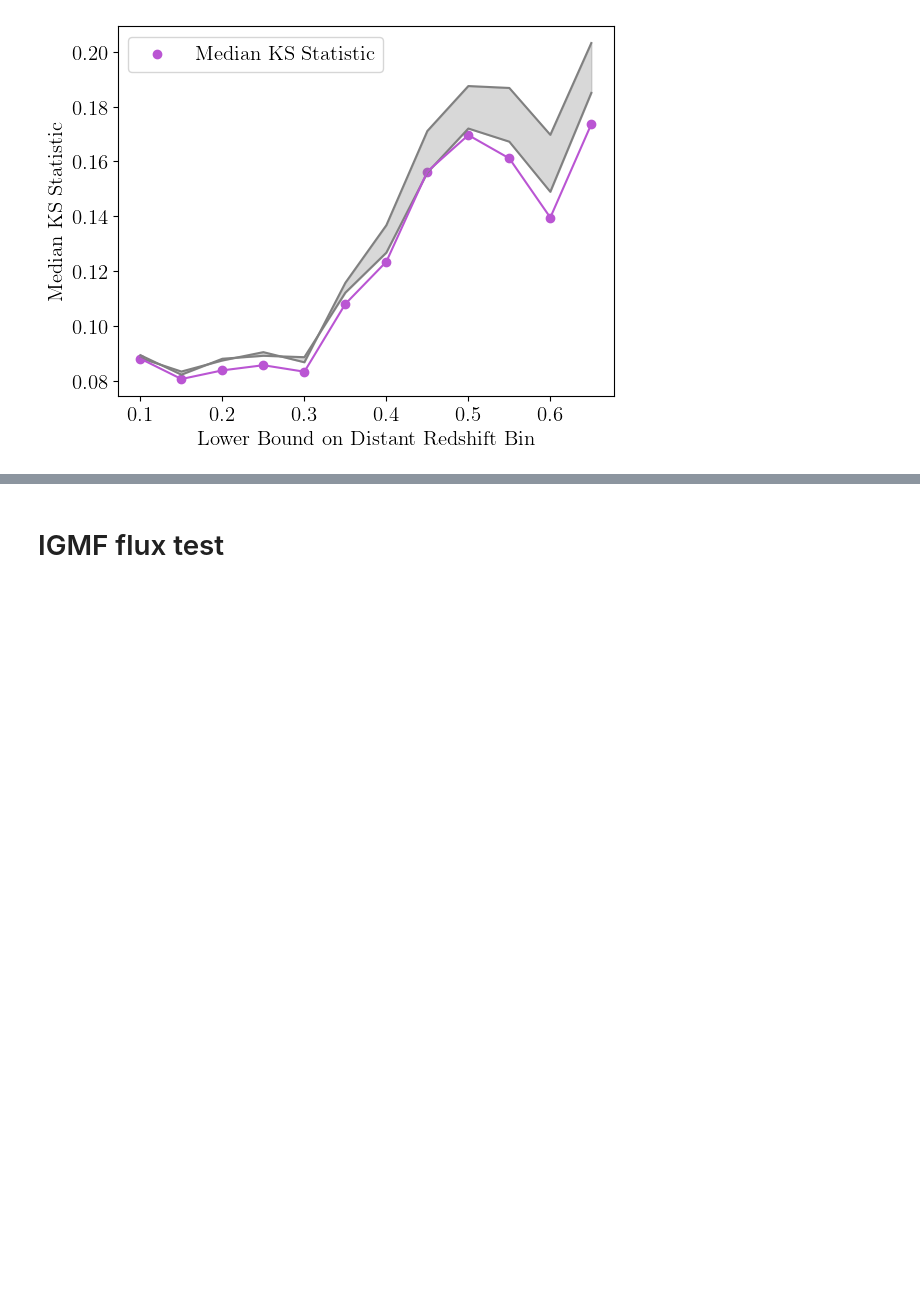
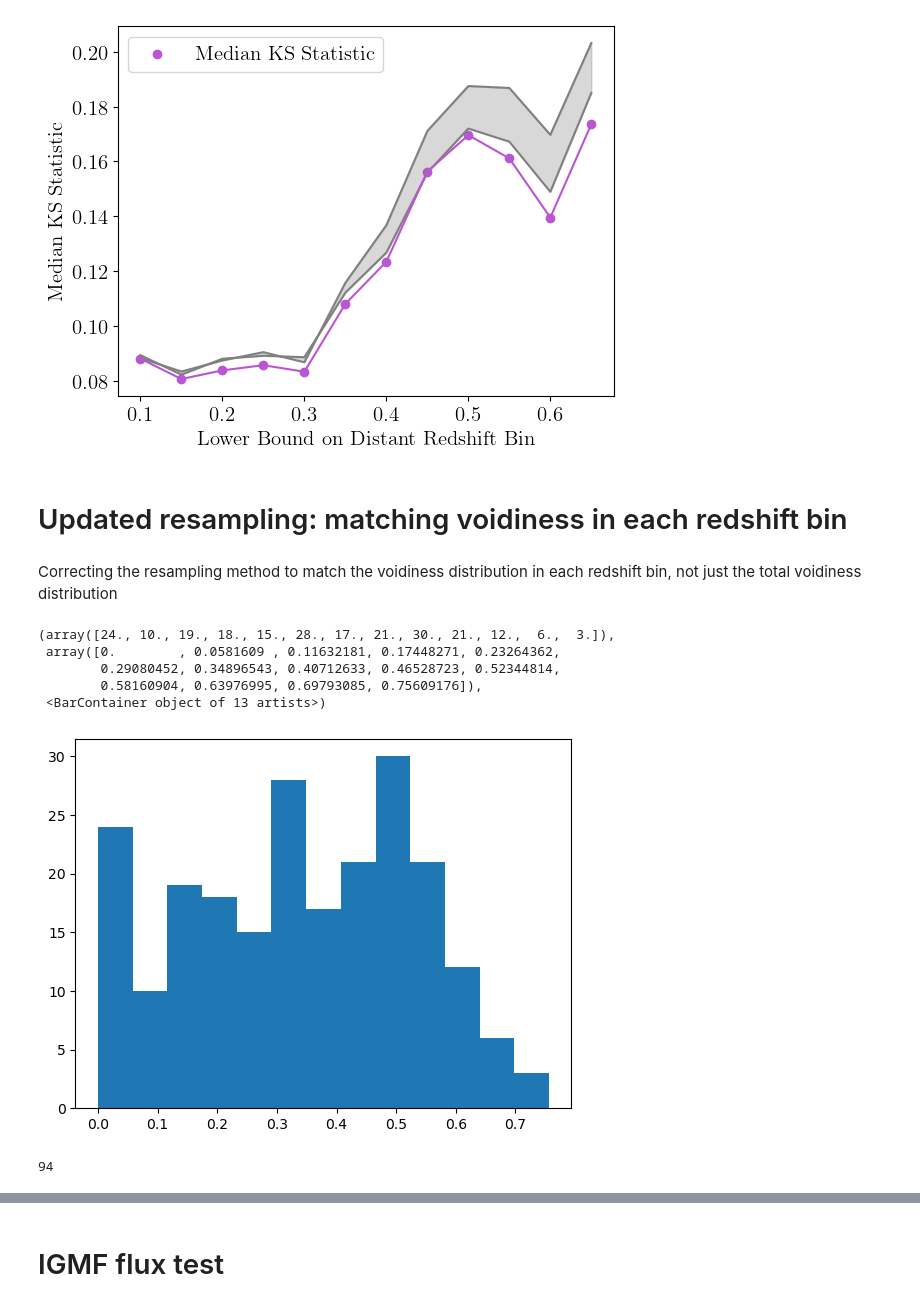
Before and after one commit to ojackson5150/GRS_voids, a Jupyter notebook: Jackson et. al. (202x)/blac_analysis.ipynb, the cells around one changed output, grey strips where cells are left out. Drawn from its saved outputs; the diff is of its cells as text; code cells hidden in the pictures; blank space fills up the shorter version.

```diff
--- a/Jackson et. al. (202x)/blac_analysis.ipynb
+++ b/Jackson et. al. (202x)/blac_analysis.ipynb
@@ -722,3 +726,19 @@ plt.legend()
 # %% [output]
 <matplotlib.legend.Legend at 0x...>
 [figure]
+# %% [markdown]
+# Updated resampling: matching voidiness in each redshift bin
+# %% [markdown]
+Correcting the resampling method to match the voidiness distribution in each redshift bin, not just the total voidiness distribution
+# %%
+fourlac_bll = pd.read_excel('exported_dataFrames/4lacsutter_bll.xlsx')
+#sdss = pd.read_excel('exported_dataFrames/sdsssutter_w_voidiness_dup_drop_above_z0_1.xlsx')
+# %%
+plt.hist(fourlac_bll.Voidiness, bins = 13)
+# %% [output]
+(array([24., 10., 19., 18., 15., 28., 17., 21., 30., 21., 12.,  6.,  3.]),
+ array([0.        , 0.0581609 , 0.11632181, 0.17448271, 0.23264362,
+        0.29080452, 0.34896543, 0.40712633, 0.46528723, 0.52344814,
+        0.58160904, 0.63976995, 0.69793085, 0.75609176]),
+ <BarContainer object of 13 artists>)
+[figure, added]
@@ -724,0 +754,61 @@ plt.legend()
+# %%
+#new resampled population that has number of sources defined by upper error bound in each voidiness bin
+fourlac_resampled_v06507 = pd.DataFrame()
+
+
+minz = 0.65
+maxz = 0.691
+no_samples = len(fourlac_bll[(fourlac_bll.z >= 0.4) & (fourlac_bll.z < 0.7)])
+to_match = fourlac_bll[(fourlac_bll.z >= minz) & (fourlac_bll.z < 0.7)]
+
+#initializing dataframe
+fourlac_resampled_v06507['Voidiness'] = np.random.uniform(min(to_match.Voidiness), max(to_match.Voidiness))
+
+counts, bins, p = plt.hist(to_match.Voidiness, bins = 13)
+plt.close()
+
+to_keep_scaled = counts / counts.sum() * no_samples
+to_keep = np.floor(to_keep_scaled).astype(int)
+
+# Fix rounding error so total is exactly 94
+diff = int(no_samples - to_keep.sum())
+# Add +1 to the bins with the largest decimal parts
+residuals = to_keep_scaled - to_keep
+for i in np.argsort(residuals)[-diff:]:
+    to_keep[i] += 1
+
+
+while len(fourlac_resampled_v06507) < no_samples:
+
+    for bin in range(len(bins[:-1])):
+        #print(bins[bin], bins[bin + 1])
+        attempts = 0
+        while len(fourlac_resampled_v06507[(fourlac_resampled_v06507.Voidiness >= bins[bin])
+              & (fourlac_resampled_v06507.Voidiness < bins[bin + 1])]) <  to_keep[bin]:
+            attempts += 1
+            if attempts > 1000:
+                print(attempts, flush = True)
+                break
+            fourlac_temp = pd.DataFrame()
+
+
+            x_rand = np.random.uniform(minx, maxx)
+            y_rand = np.random.uniform(miny, maxy)
+            z_rand = np.random.uniform(minz, maxz)
+            #void_range = to_match[(to_match.Voidiness >= bins[bin]) & (to_match.Voidiness < bins[bin + 1])].Voidiness
+            void = np.random.uniform(bins[bin], bins[bin + 1]) #random voidiness value that falls within current bin
+
+            #print(void)
+            point = Point(x_rand, y_rand, z_rand)
+            if polygon.contains(point):
+                fourlac_temp['RAdeg'] = [x_rand]
+                fourlac_temp['DEdeg'] = [y_rand]
+                fourlac_temp['z'] = [z_rand]
+                fourlac_temp['Voidiness'] = [void]
+                cmvd_temp = cosmo.comoving_distance(z_rand).value
+                fourlac_temp['cmvd_Mpc'] = [cmvd_temp]
+            fourlac_resampled_v06507 = pd.concat([fourlac_resampled_v06507, fourlac_temp], ignore_index = True)
+
+print(len(fourlac_resampled_v06507))
+# %% [output]
+94
```
Also changed, not shown: parts of 82 cells of this notebook.
